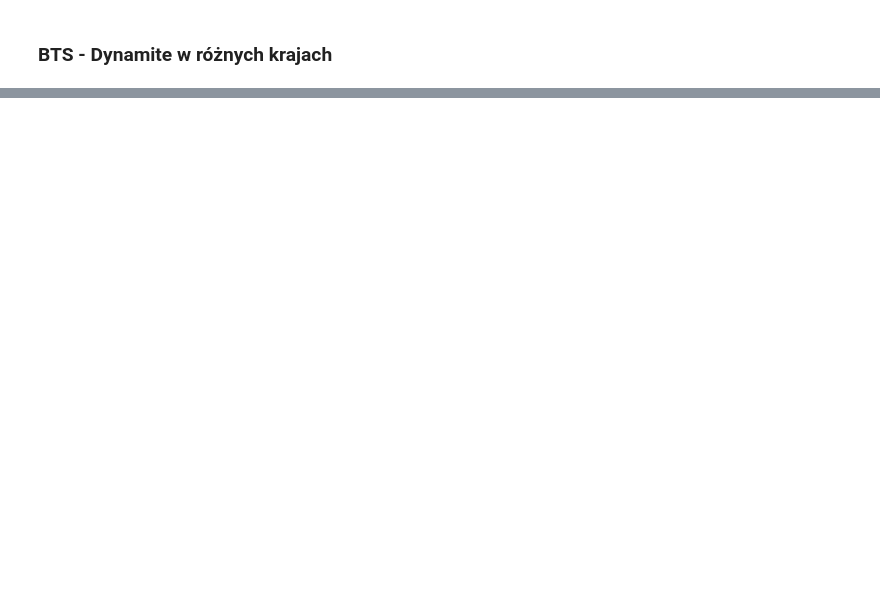
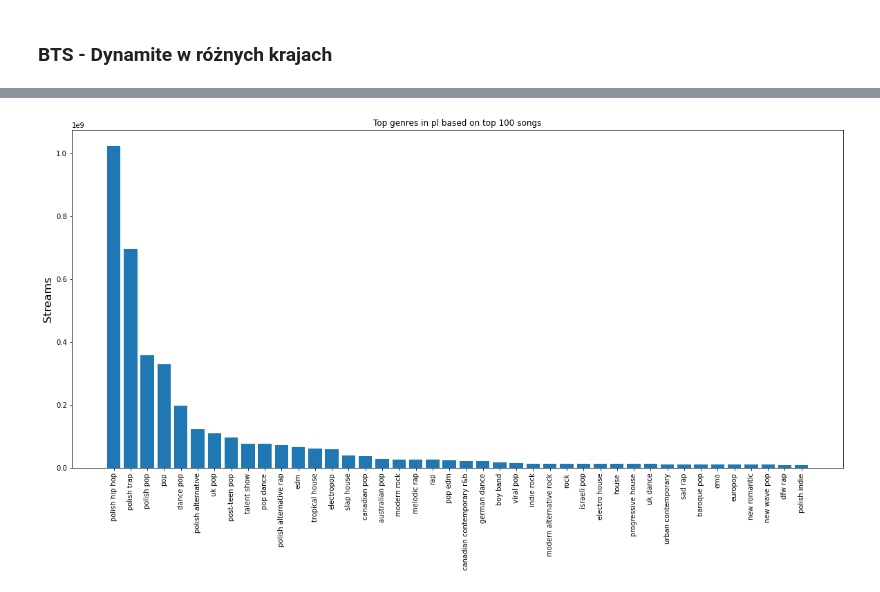
Before and after one commit to Andropogon/Eksploracja-Danych---Projekt, a Jupyter notebook: project_v1.ipynb, the cells around one changed output, grey strips where cells are left out. Drawn from its saved outputs; the diff is of its cells as text; code cells hidden in the pictures; blank space fills up the shorter version.

```diff
--- a/project_v1.ipynb
+++ b/project_v1.ipynb
@@ -103,8 +78,15 @@ def getDetailData(songid):
     # Get song data to get artist id
     headers = CaseInsensitiveDict()
     headers["Accept"] = "application/json"
-    headers["Authorization"] = "Bearer BQBul7qTjcSfZdFvsvrSFj9vEtnJgZFWlDwKrhuBJLZHhTJCoIiOWId7k7t2UR9pJs4nxvZGjuPNY3En_zw-kGDrdDUUwTIzppho6qY6qMTS4ImyjWUuNXR5H8pTmf2GnW5H686-HROdPNIFmQMU4RasGE1uMlz7IOE"
+    headers["Authorization"] = "Bearer BQBYMGZ1gQSfo-UKVj1Yh_V5LBbuhEqz34yqkfpqaiDzwvypPOw2jSPHL2wS2esFGnFDl8dn4H0BwhkRY0sJuoNlr-NMFrCmagTH30OWIbsjeNoo-8teoC1c_N7h2TGNib0K9DE7YMrAkSs"
     song_data = requests.get('https://api.spotify.com/v1/tracks/' + songid, headers=headers).json()
+    song_features = requests.get('https://api.spotify.com/v1/audio-features/' + songid, headers=headers).json()
+    danceability = song_features["danceability"]
+    energy = song_features["energy"]
+    acousticness = song_features["acousticness"]
+    instrumentalness = song_features["instrumentalness"]
+    liveness = song_features["liveness"]
+    tempo = song_features["tempo"]
     # Get author data to get genre etc.
     author_id = song_data["album"]["artists"][0]["id"]
     author_data = requests.get('https://api.spotify.com/v1/artists/' + author_id, headers=headers).json()
@@ -115,7 +97,7 @@ def getDetailData(songid):
     author_followers = author_data["followers"]["total"]
     author_popularity = author_data["popularity"]
     # return: ["Release Date", "Artist ID","Duration - ms", "Disc Number", "Genres", "Followers", "Artist Popularity"]
-    return [release_date, author_id, duration_ms, disc_nr, str(author_genres), author_followers, author_popularity]
+    return [release_date, author_id, duration_ms, disc_nr, author_genres, author_followers, author_popularity, danceability, energy, acousticness, instrumentalness, liveness, tempo]
 # %%
 def get_country_data(country_code):
     start_date = '2016-12-23'
@@ -197,3 +159,26 @@ plt.show()
 # %%
 # Można teraz zgrupować po piosenkach dla różnych krajów i zrobić jakieś porównania pod tym kątem
 # Wewnątrz tych grup krajów i ogólnie
+# %%
+def plot_top_genres(country, top):
+    df = pd.read_csv(os.getcwd()+"\data\{cnt}_data.csv".format(cnt = country))
+    df=df.groupby(["Title", "Artist", "Song ID"])["Streams"].sum().reset_index(name ='Streams').sort_values(by=['Streams'], ascending=False)
+    df=df.head(top)
+    genres={}
+    for index, row in df.iterrows():
+        song_details=getDetailData(row["Song ID"])
+        for genre in song_details[4]:
+            if genre not in genres:
+                genres[genre]=row["Streams"]
+            else:
+                genres[genre]+=row["Streams"]
+    sorted_genres=dict(sorted(genres.items(), key=lambda item: item[1], reverse=True))
+    plt.figure(figsize=(20, 9))
+    plt.ylabel('Streams', fontsize=16)
+    plt.xticks(rotation=90)
+    plt.title('Top genres in '+ country + ' based on top ' + str(top) + " songs")
+    plt.bar(sorted_genres.keys(), sorted_genres.values())
+# %%
+plot_top_genres("pl", 100)
+# %% [output]
+[figure, added]
```
Also changed, not shown: parts of 29 cells of this notebook.
